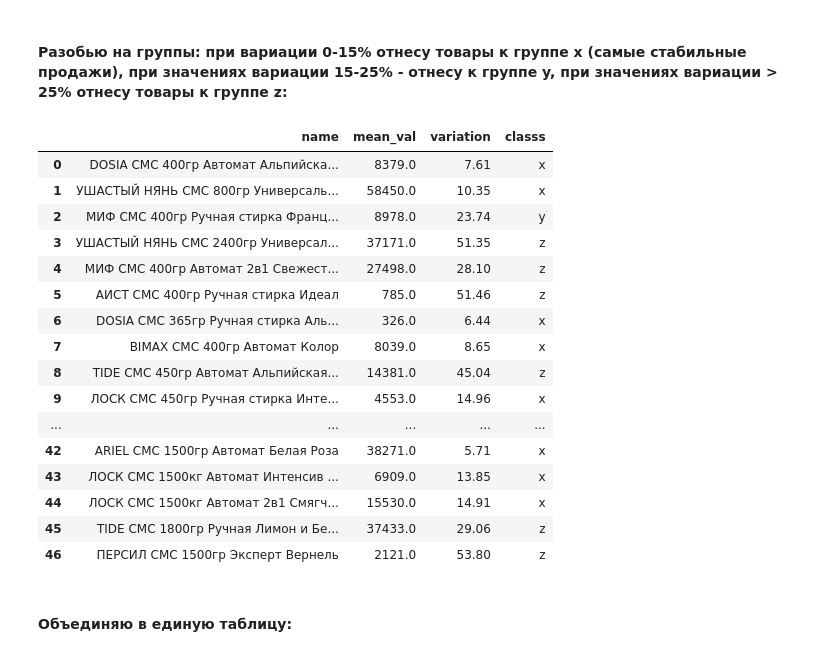
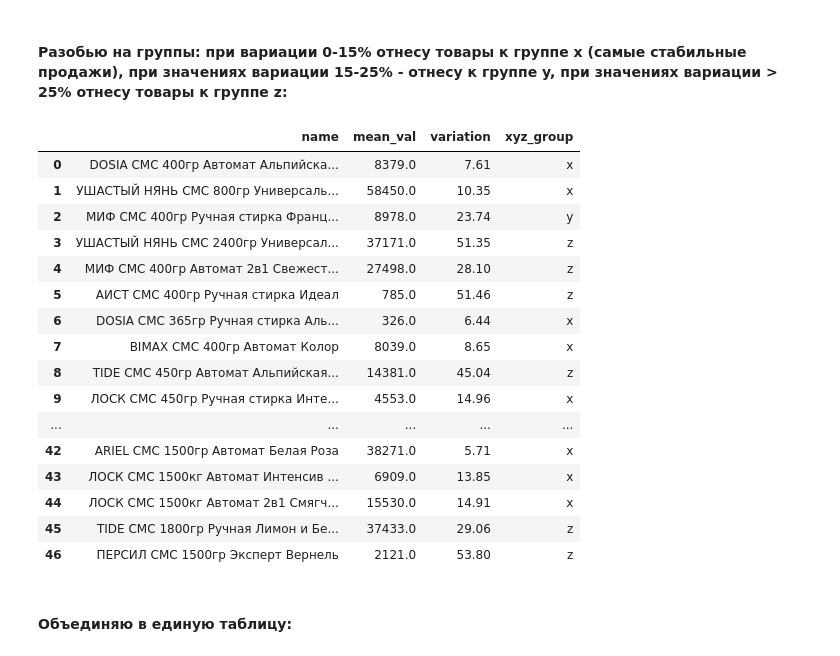
Before and after one commit to SergeyOshemkov/My-data-analysis-in-Python, a Jupyter notebook: ABC and xyz tests/ABC_and_xyz_analysis.ipynb, the cells around one changed output. Cells and saved outputs as stored; diff of their text form; code cells hidden in the pictures.

```diff
--- a/ABC and xyz tests/ABC_and_xyz_analysis.ipynb
+++ b/ABC and xyz tests/ABC_and_xyz_analysis.ipynb
@@ -194,7 +194,7 @@ df_sold
 # %% [markdown]
 #### Разбиваю товары на группы ABC:
 # %%
-df_sold['group'] = df_sold.cumulative_sum.apply(ABC)
+df_sold['quantity_group'] = df_sold.cumulative_sum.apply(ABC)
 
 df_sold
 # %% [output]
@@ -300,11 +293,11 @@ def xyz(x):
 
     return classs
 # %%
-df_xyz['classs'] = df_xyz.variation.apply(xyz)
+df_xyz['xyz_group'] = df_xyz.variation.apply(xyz)
 # %%
-df_xyz[['name', 'mean_val', 'variation', 'classs']]
+df_xyz[['name', 'mean_val', 'variation', 'xyz_group']]
 # %% [output]
-|  | name | mean_val | variation | classs |
+|  | name | mean_val | variation | xyz_group |
 | 0 | DOSIA СМС 400гр Автомат Альпийска... | 8379.0 | 7.61 | x |
 | 1 | УШАСТЫЙ НЯНЬ СМС 800гр Универсаль... | 58450.0 | 10.35 | x |
 | 2 | МИФ СМС 400гр Ручная стирка Франц... | 8978.0 | 23.74 | y |
```
Also changed, not shown: parts of 17 cells of this notebook.
